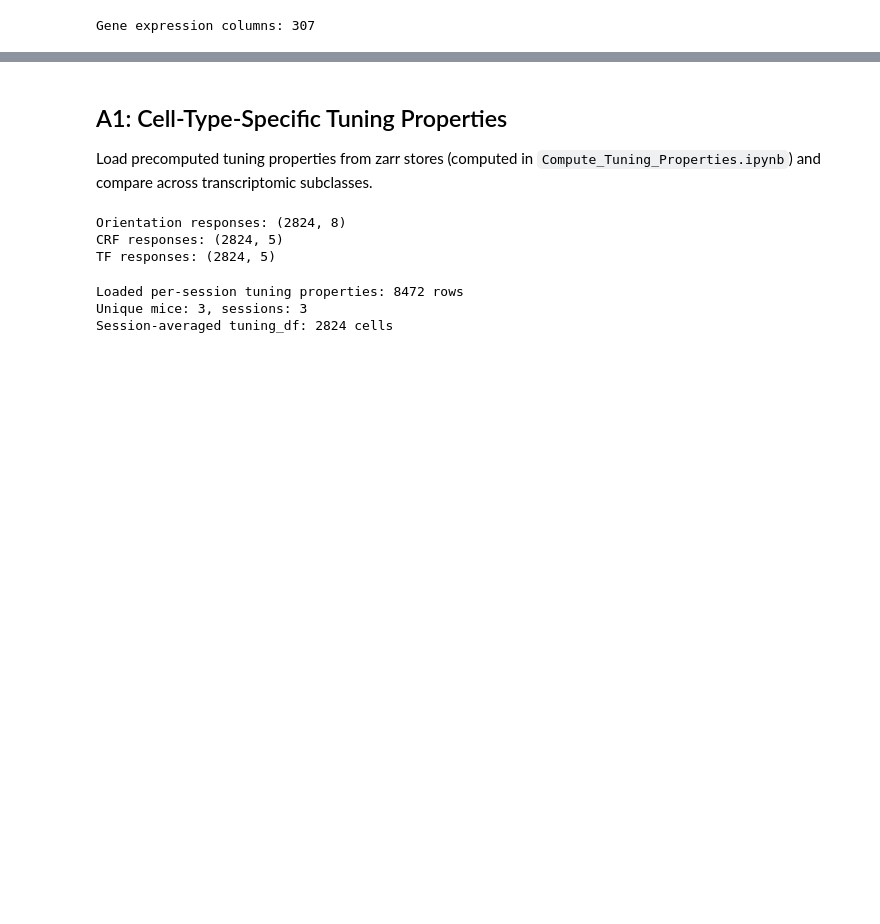
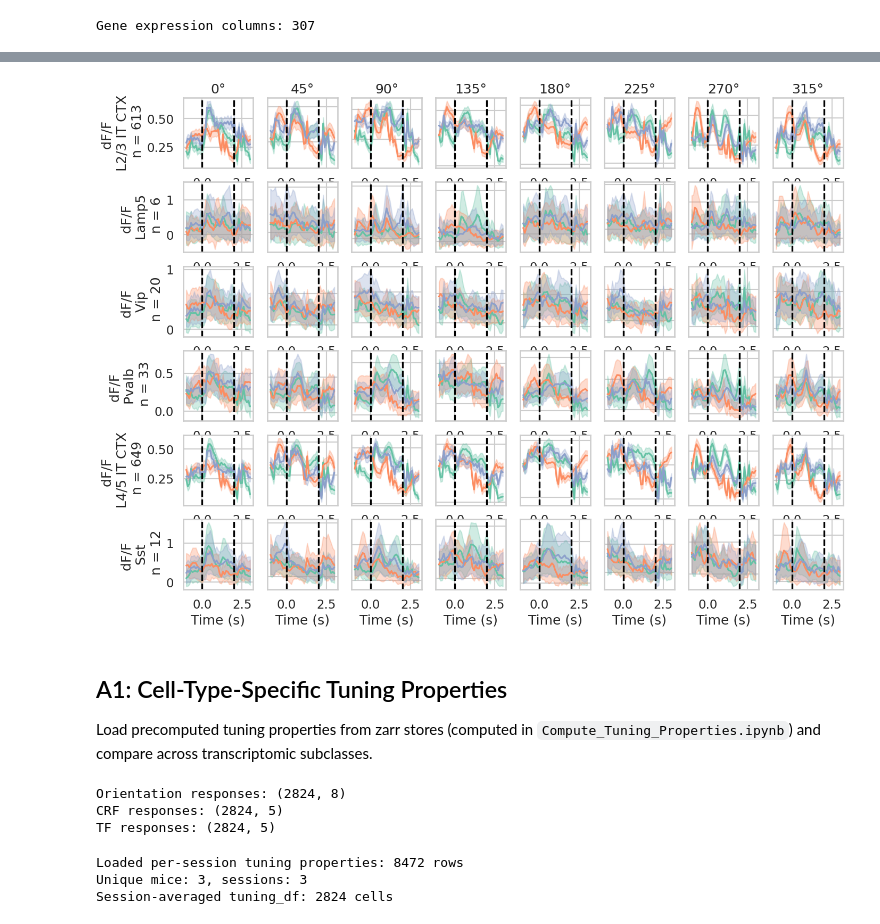
Before and after one commit to omidzobeiri/oPhys_Transcriptomics_Analysis, a Jupyter notebook: code/Analysis/Domain_A_Transcriptomic_Function/01_cell-type-specific-tuning-properties.ipynb, the cells around one changed output, grey strips where cells are left out. Cells and saved outputs as stored; diff of their text form; code cells hidden in the pictures; blank space fills up the shorter version.

```diff
--- a/code/Analysis/Domain_A_Transcriptomic_Function/01_cell-type-specific-tuning-properties.ipynb
+++ b/code/Analysis/Domain_A_Transcriptomic_Function/01_cell-type-specific-tuning-properties.ipynb
@@ -77,14 +134,10 @@ df.sort_values('cell_id - zstack')[['cell_id - zstack','plane','cell_id - sessio
 # %%
-
-MOUSE_IDS = [f.stem.split('_')[0] for f in MULTIMODAL.glob('*_stim_evoked_mean.h5ad')]
 SESSIONS = ['session_1', 'session_2', 'session_3']
 
 for mid in MOUSE_IDS:
-    ad_path = MULTIMODAL / f"{mid}_stim_evoked_mean.h5ad"
-    zarr_path = MULTIMODAL / f'{mid}_multimodal_data.zarr'
+    ad_path = list(list(DATA_DIR.glob(f"multimodal_{mid}*"))[0].glob('*.h5ad'))[0]
+    zarr_path = list(list(DATA_DIR.glob(f"multimodal_{mid}*"))[0].glob('*.zarr'))[0]
     adata = ad.read_h5ad(ad_path)
-
-
 
     cells_obs = adata.obs
     trial_info = adata.var
@@ -93,7 +146,6 @@ for mid in MOUSE_IDS:
     for subclass in subclasses:
         mask_cells = cells_obs['subclass_name'] == subclass  # Example: select one subclass
 
-        print(f"Mouse {mid} — Session {session} - Subclass: {subclasses[0]} — n_cells: {mask_cells.sum()}")
 
         # Plotting
         fig, axs = plt.subplots(2, 3, figsize=(30, 20))
@@ -111,6 +163,7 @@ for mid in MOUSE_IDS:
         days = np.sort(trial_info['day'].unique())
         for i_day, day in enumerate(days):
             mask_day = trial_info['day'] == day
+            print(f"Mouse {mid} — day {day} - Subclass: {subclass} — n_cells: {mask_cells.sum()}")
 
             resp_cube = np.full((len(cell_idx), len(unique_tf_contrasts), len(orientations)), np.nan)
 
@@ -136,7 +189,6 @@ for mid in MOUSE_IDS:
 
             # Average over cells after pref-orientation alignment
             data = np.nanmean(resp_cube_pref, axis=0)  # (n_tf_contrasts, n_orientations)
-\
             ax = axs[0, i_day]
             for i_tf_cont, tf_contrast in enumerate(unique_tf_contrasts):
                 tf, contrast = tf_contrast
@@ -157,4 +209,5 @@ for mid in MOUSE_IDS:
             ax.legend(bbox_to_anchor=(1.1, 1), fontsize=9)
         plt.suptitle(f'Mouse {mid} - Subclass: {subclass} - n_cells: {mask_cells.sum()}', fontsize=16)
         plt.tight_layout()
-        plt.show()
+        plt.savefig(FIG_DIR / f'{mid}_{subclass.replace("/", "_")}_orientation_tuning_curves.png')
+        plt.close()
@@ -228,0 +308,73 @@ for adata in adata_list[:1]:  # Process only the first mouse for now
+# %%
+
+orientations = np.array([0, 45, 90, 135, 180, 225, 270, 315])
+contrasts = np.array([0.05, 0.1, 0.2, 0.4, 0.8])
+tfs = np.array([1, 2, 4, 8, 15])
+
+target_contrast = 0.8
+target_tf = 1
+
+SESSIONS = ['session_1', 'session_2', 'session_3']
+day_colors = dict(zip(SESSIONS, sns.color_palette('Set2', n_colors=len(SESSIONS))))
+
+for mid in MOUSE_IDS:
+    if mid.startswith('h'):
+        continue  # Skip hcr mice
+    zarr_path = list(list(DATA_DIR.glob(f"multimodal_{mid}*"))[0].glob('*.zarr'))[0]
+    z = zarr.open(str(zarr_path), mode='r')
+    unique_ids = z['unique_id'][:]
+    ct = z['transcriptomics/cell_type']
+    ct_df = zarr_to_df(ct)
+    ct_df['unique_id'] = unique_ids
+    ct_df.set_index('unique_id', inplace=True)
+
+    morph = z['morphology/mask_properties']
+    morph_df = zarr_to_df(morph)
+    morph_df['unique_id'] = unique_ids
+    morph_df.set_index('unique_id', inplace=True)
+    morph_ct_df = morph_df.join(ct_df)
+
+    subclasses = ct_df['subclass_name'].unique()
+    fig, axs = plt.subplots(len(subclasses), len(orientations), figsize=(len(orientations) * 2, len(subclasses) * 2))
+    for sc in subclasses:
+        mask_sc = morph_ct_df['subclass_name'] == sc
+
+        for day in SESSIONS:
+            sess = z[f'ophys/drifting_gratings/{day}']
+            sadff = sess['stim_aligned_dff']
+            gs = sadff['GratingStim']
+            dff_all = gs['dff'][:]            # one full read — all 26K chunks, but only once
+            dff = dff_all[1::2]
+            dff_pre = dff_all[::2]
+            dff_normalized = dff / np.std(dff, axis=(0, 1))
+            time_rel = gs['time_relative'][:]
+            running = gs['running']           # lazy
+            trial_info = zarr_to_df(gs['trial_info']) # load trial info to get n_trials
+            trial_info = trial_info[1::2].reindex() # only keep the trials corresponding to dff (not dff_pre)
+
+            for i, ori in enumerate(orientations):
+                mask_ori = trial_info['orientation'] == ori
+                mask_contrast = trial_info['contrast'] == target_contrast
+                mask_tf = trial_info['temporal_frequency'] == target_tf
+                mask_trials = mask_ori & mask_contrast & mask_tf
+                mean_response = np.nanmean(dff_normalized[mask_trials][:, :, mask_sc], axis=(0, 2))
+                sd_response = np.nanstd(dff_normalized[mask_trials][:, :, mask_sc], axis=(0, 2)) / np.sqrt(mask_sc.sum())
+                ax = axs[subclasses.tolist().index(sc), i]
+                color = day_colors.get(day, '#333333')
+                ax.plot(time_rel, mean_response, label=f'{day} — {ori}°', color=color)
+                ax.fill_between(time_rel, mean_response - sd_response, mean_response + sd_response, alpha=0.3, color=color)
+                if sc == subclasses[0]:
+                    ax.set_title(f'{ori}°')
+                if subclasses.tolist().index(sc) == len(subclasses) - 1:
+                    ax.set_xlabel('Time (s)')
+                if i == 0:
+                    ax.set_ylabel(f'dF/F \n {" ".join(sc.split( )[1:-1])} \n n = {mask_sc.sum()}')
+                else:
+                    ax.set_yticklabels([])
+                ax.axvline(0, color='k', linestyle='--')
+                ax.axvline(2, color='k', linestyle='--')
+
+    plt.suptitle(f'Mouse {mid} — Grating Responses (Contrast={target_contrast}, TF={target_tf} Hz)')
+    plt.tight_layout()
+    plt.show()
+# %% [output]
@@ -229,3 +382,4 @@ for adata in adata_list[:1]:  # Process only the first mouse for now
+[figure, added]
 # %% [markdown]
 ## A1: Cell-Type-Specific Tuning Properties
 
```
Also changed, not shown: parts of 11 cells of this notebook, 8 other files.
